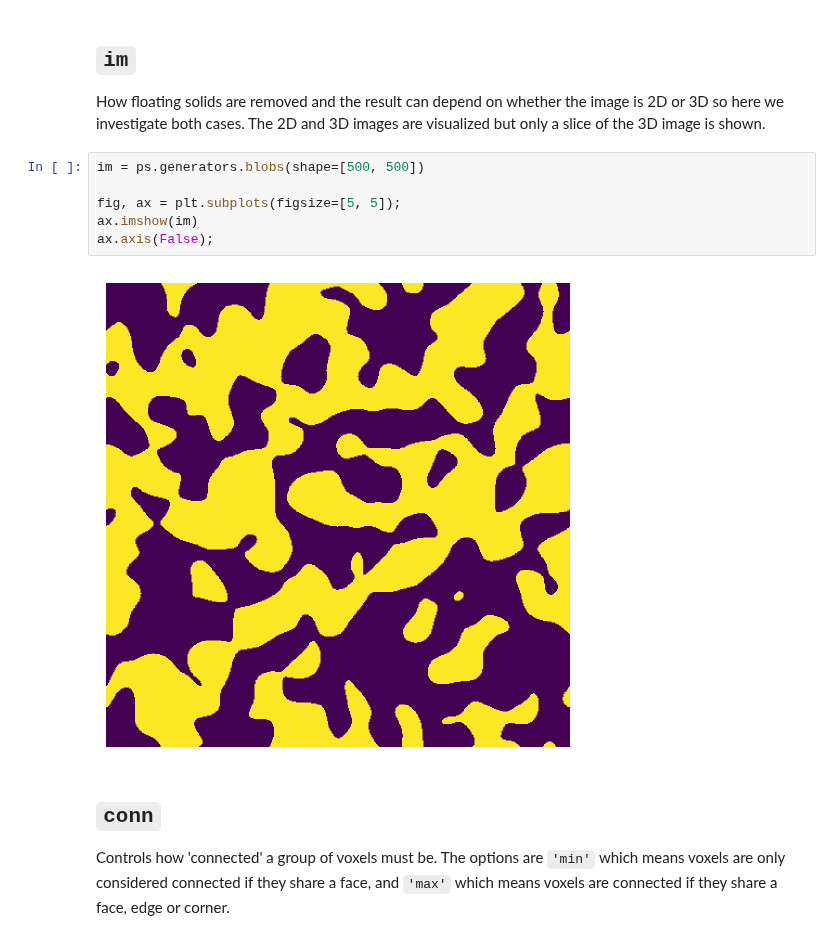
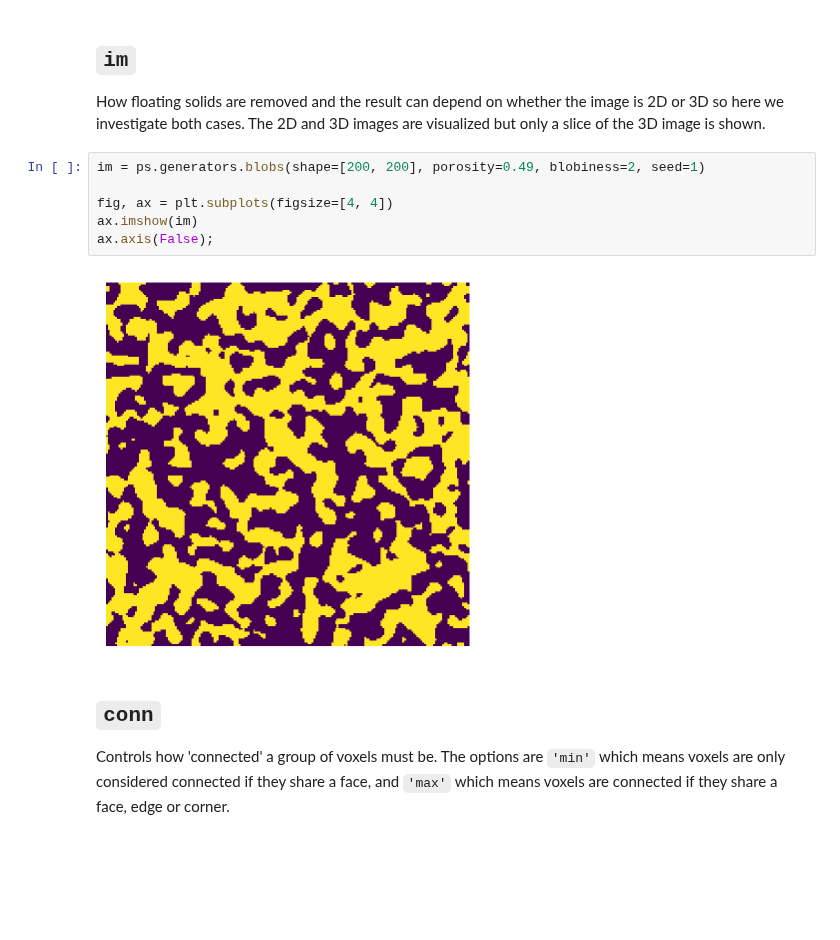
Before and after one commit to HydeAWhile/PoreSpy, a Jupyter notebook: examples/filters/reference/trim_floating_solid.ipynb, the cells around one changed output. Cells and saved outputs as stored; diff of their text form; blank space fills up the shorter version.

```diff
--- a/examples/filters/reference/trim_floating_solid.ipynb
+++ b/examples/filters/reference/trim_floating_solid.ipynb
@@ -13,13 +14,13 @@ ps.visualization.set_mpl_style()
 ## `im`
 How floating solids are removed and the result can depend on whether the image is 2D or 3D so here we investigate both cases.  The 2D and 3D images are visualized but only a slice of the 3D image is shown.
 # %%
-im = ps.generators.blobs(shape=[500, 500])
+im = ps.generators.blobs(shape=[200, 200], porosity=0.49, blobiness=2, seed=1)
 
-fig, ax = plt.subplots(figsize=[5, 5]);
+fig, ax = plt.subplots(figsize=[4, 4])
 ax.imshow(im)
 ax.axis(False);
 # %% [output]
-[figure, old version]
+[figure, new version]
 # %% [markdown]
 ## `conn`
 Controls how 'connected' a group of voxels must be.  The options are `'min'` which means voxels are only considered connected if they share a face, and `'max'` which means voxels are connected if they share a face, edge or corner.
```
Also changed, not shown: parts of 3 cells of this notebook, 17 other files.
